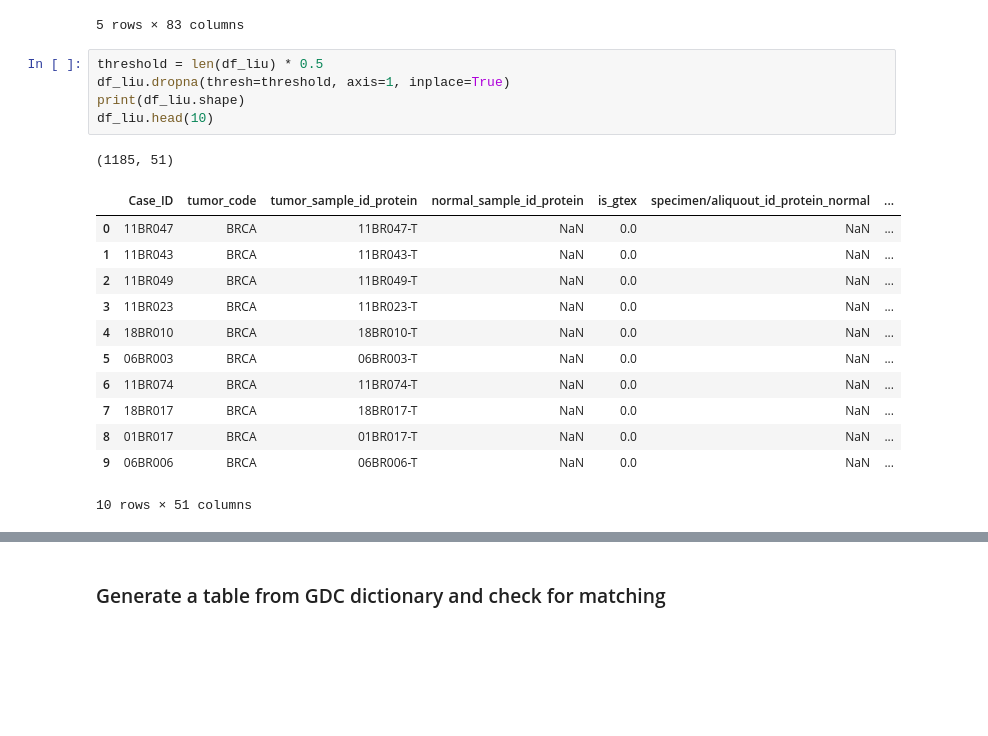
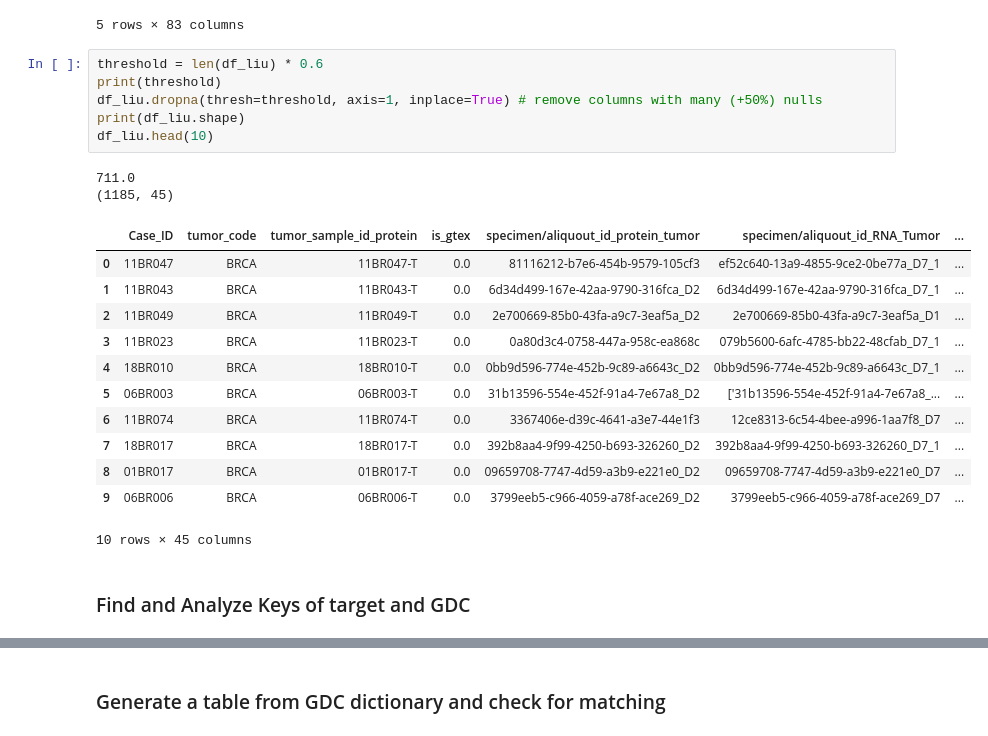
Before and after one commit to VIDA-NYU/bdi-kit, a Jupyter notebook: table_formatting/formatting_eda.ipynb, the cells around one changed output, grey strips where cells are left out. Saved outputs shown, nothing was run; the diff lists cells and outputs as text; blank space fills up the shorter version.

```diff
--- a/table_formatting/formatting_eda.ipynb
+++ b/table_formatting/formatting_eda.ipynb
@@ -48,21 +112,25 @@ df_liu.head(5)
 | 4 | 18BR010 | BRCA | 18BR010-T | NaN | NaN | ... |
 5 rows × 83 columns
 # %%
-threshold = len(df_liu) * 0.5
-df_liu.dropna(thresh=threshold, axis=1, inplace=True)
+threshold = len(df_liu) * 0.6
+print(threshold)
+df_liu.dropna(thresh=threshold, axis=1, inplace=True) # remove columns with many (+50%) nulls
 print(df_liu.shape)
 df_liu.head(10)
 # %% [output]
-(1185, 51)
+711.0
+(1185, 45)
-|  | Case_ID | tumor_code | tumor_sample_id_protein | normal_sample_id_protein | is_gtex | specimen/aliquout_id_protein_normal | ... |
-| 0 | 11BR047 | BRCA | 11BR047-T | NaN | 0.0 | NaN | ... |
-| 1 | 11BR043 | BRCA | 11BR043-T | NaN | 0.0 | NaN | ... |
-| 2 | 11BR049 | BRCA | 11BR049-T | NaN | 0.0 | NaN | ... |
-| 3 | 11BR023 | BRCA | 11BR023-T | NaN | 0.0 | NaN | ... |
-| 4 | 18BR010 | BRCA | 18BR010-T | NaN | 0.0 | NaN | ... |
-| 5 | 06BR003 | BRCA | 06BR003-T | NaN | 0.0 | NaN | ... |
-| 6 | 11BR074 | BRCA | 11BR074-T | NaN | 0.0 | NaN | ... |
-| 7 | 18BR017 | BRCA | 18BR017-T | NaN | 0.0 | NaN | ... |
-| 8 | 01BR017 | BRCA | 01BR017-T | NaN | 0.0 | NaN | ... |
-| 9 | 06BR006 | BRCA | 06BR006-T | NaN | 0.0 | NaN | ... |
+|  | Case_ID | tumor_code | tumor_sample_id_protein | is_gtex | specimen/aliquout_id_protein_tumor | specimen/aliquout_id_RNA_Tumor | ... |
+| 0 | 11BR047 | BRCA | 11BR047-T | 0.0 | 81116212-b7e6-454b-9579-105cf3 | ef52c640-13a9-4855-9ce2-0be77a_D7_1 | ... |
+| 1 | 11BR043 | BRCA | 11BR043-T | 0.0 | 6d34d499-167e-42aa-9790-316fca_D2 | 6d34d499-167e-42aa-9790-316fca_D7_1 | ... |
+| 2 | 11BR049 | BRCA | 11BR049-T | 0.0 | 2e700669-85b0-43fa-a9c7-3eaf5a_D2 | 2e700669-85b0-43fa-a9c7-3eaf5a_D1 | ... |
+| 3 | 11BR023 | BRCA | 11BR023-T | 0.0 | 0a80d3c4-0758-447a-958c-ea868c | 079b5600-6afc-4785-bb22-48cfab_D7_1 | ... |
+| 4 | 18BR010 | BRCA | 18BR010-T | 0.0 | 0bb9d596-774e-452b-9c89-a6643c_D2 | 0bb9d596-774e-452b-9c89-a6643c_D7_1 | ... |
+| 5 | 06BR003 | BRCA | 06BR003-T | 0.0 | 31b13596-554e-452f-91a4-7e67a8_D2 | ['31b13596-554e-452f-91a4-7e67a8_... | ... |
+| 6 | 11BR074 | BRCA | 11BR074-T | 0.0 | 3367406e-d39c-4641-a3e7-44e1f3 | 12ce8313-6c54-4bee-a996-1aa7f8_D7 | ... |
+| 7 | 18BR017 | BRCA | 18BR017-T | 0.0 | 392b8aa4-9f99-4250-b693-326260_D2 | 392b8aa4-9f99-4250-b693-326260_D7_1 | ... |
+| 8 | 01BR017 | BRCA | 01BR017-T | 0.0 | 09659708-7747-4d59-a3b9-e221e0_D2 | 09659708-7747-4d59-a3b9-e221e0_D7 | ... |
+| 9 | 06BR006 | BRCA | 06BR006-T | 0.0 | 3799eeb5-c966-4059-a78f-ace269_D2 | 3799eeb5-c966-4059-a78f-ace269_D7 | ... |
-10 rows × 51 columns
+10 rows × 45 columns
+# %% [markdown]
+### Find and Analyze Keys of target and GDC
```
Also changed, not shown: parts of 16 cells of this notebook, 1 other file.
